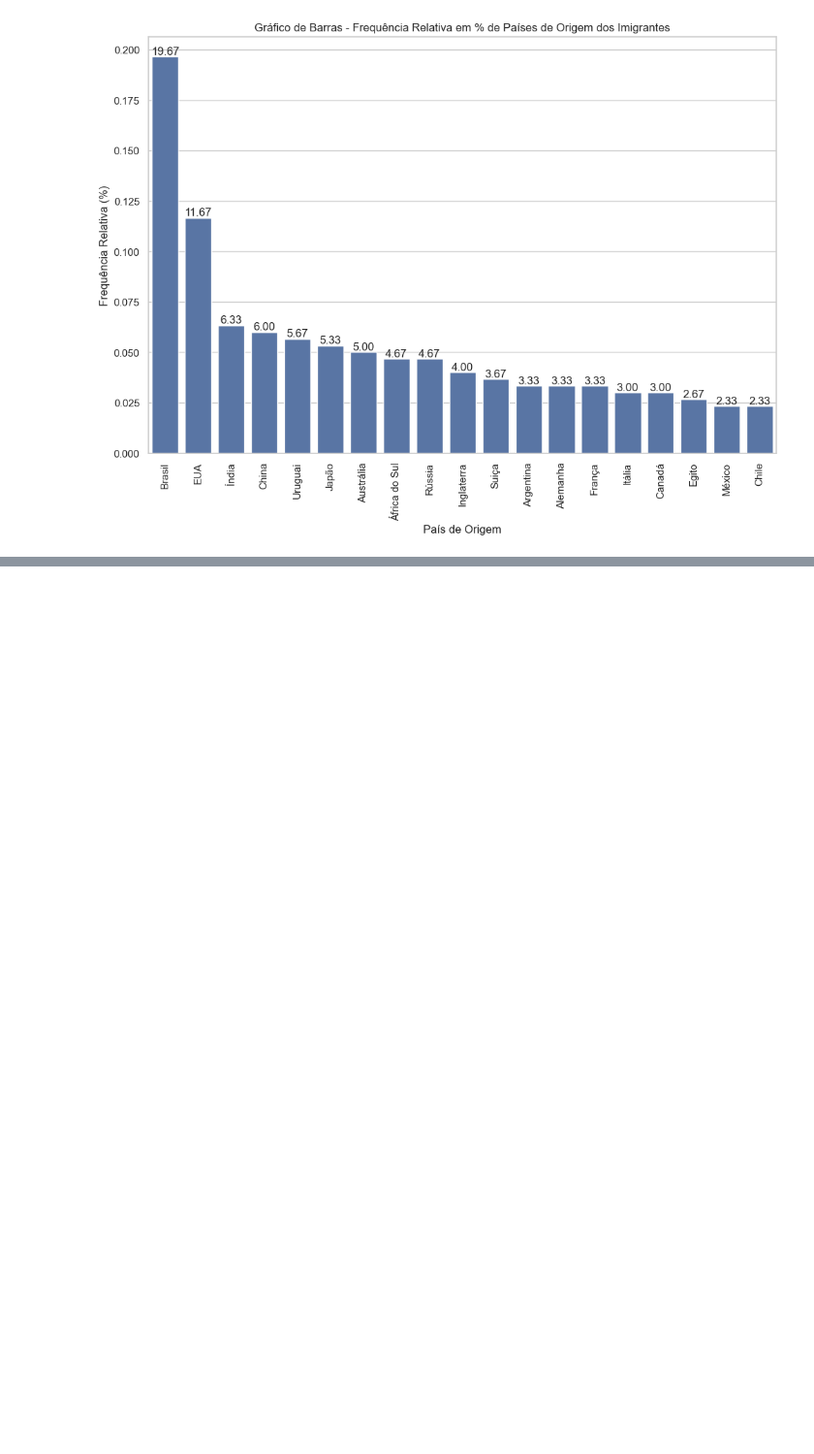
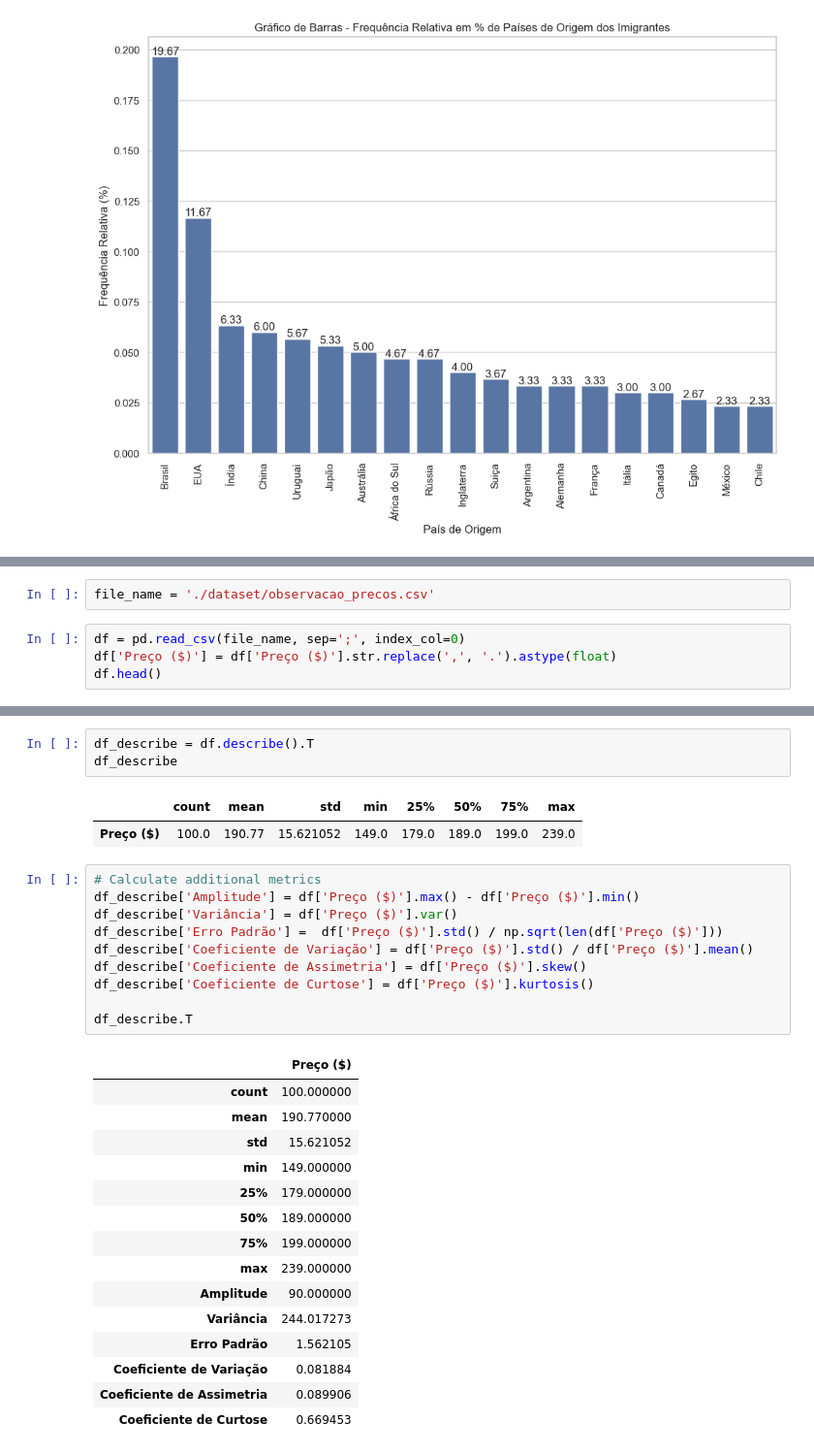
Before and after one commit to Angelicogfa/mba-datascience-analytics-uspesalq, a Jupyter notebook: Modulos/Modulo 002 - Fundamentos de Estatistica/aula 01/AnaliseEstatistica.ipynb, the cells around one changed output, grey strips where cells are left out. Shown at 97% size. Cells and saved outputs as stored; diff of their text form; blank space fills up the shorter version.

```diff
--- a/Modulos/Modulo 002 - Fundamentos de Estatistica/aula 01/AnaliseEstatistica.ipynb
+++ b/Modulos/Modulo 002 - Fundamentos de Estatistica/aula 01/AnaliseEstatistica.ipynb
@@ -89,0 +94,6 @@ plt.show()
+# %%
+file_name = './dataset/observacao_precos.csv'
+# %%
+df = pd.read_csv(file_name, sep=';', index_col=0)
+df['Preço ($)'] = df['Preço ($)'].str.replace(',', '.').astype(float)
+df.head()
@@ -89,0 +108,32 @@ plt.show()
+# %%
+df_describe = df.describe().T
+df_describe
+# %% [output]
+|  | count | mean | std | min | 25% | 50% | 75% | max |
+| Preço ($) | 100.0 | 190.77 | 15.621052 | 149.0 | 179.0 | 189.0 | 199.0 | 239.0 |
+# %%
+# Calculate additional metrics
+df_describe['Amplitude'] = df['Preço ($)'].max() - df['Preço ($)'].min()
+df_describe['Variância'] = df['Preço ($)'].var()
+df_describe['Erro Padrão'] =  df['Preço ($)'].std() / np.sqrt(len(df['Preço ($)']))
+df_describe['Coeficiente de Variação'] = df['Preço ($)'].std() / df['Preço ($)'].mean()
+df_describe['Coeficiente de Assimetria'] = df['Preço ($)'].skew()
+df_describe['Coeficiente de Curtose'] = df['Preço ($)'].kurtosis()
+
+df_describe.T
+# %% [output]
+|  | Preço ($) |
+| count | 100.000000 |
+| mean | 190.770000 |
+| std | 15.621052 |
+| min | 149.000000 |
+| 25% | 179.000000 |
+| 50% | 189.000000 |
+| 75% | 199.000000 |
+| max | 239.000000 |
+| Amplitude | 90.000000 |
+| Variância | 244.017273 |
+| Erro Padrão | 1.562105 |
+| Coeficiente de Variação | 0.081884 |
+| Coeficiente de Assimetria | 0.089906 |
+| Coeficiente de Curtose | 0.669453 |
```
Also changed, not shown: parts of 17 cells of this notebook, 5 other files.
